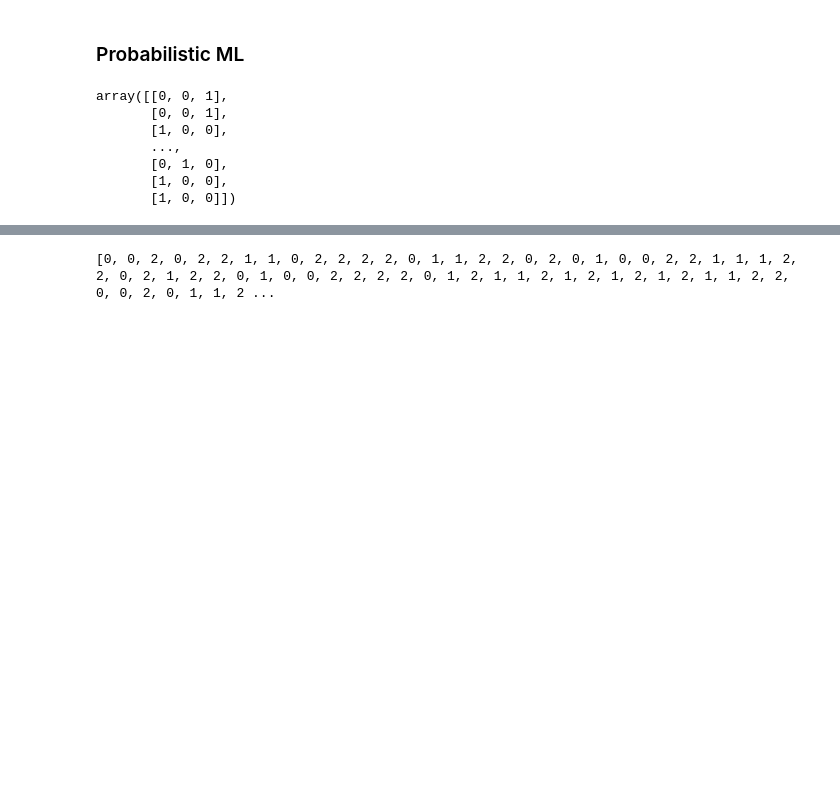
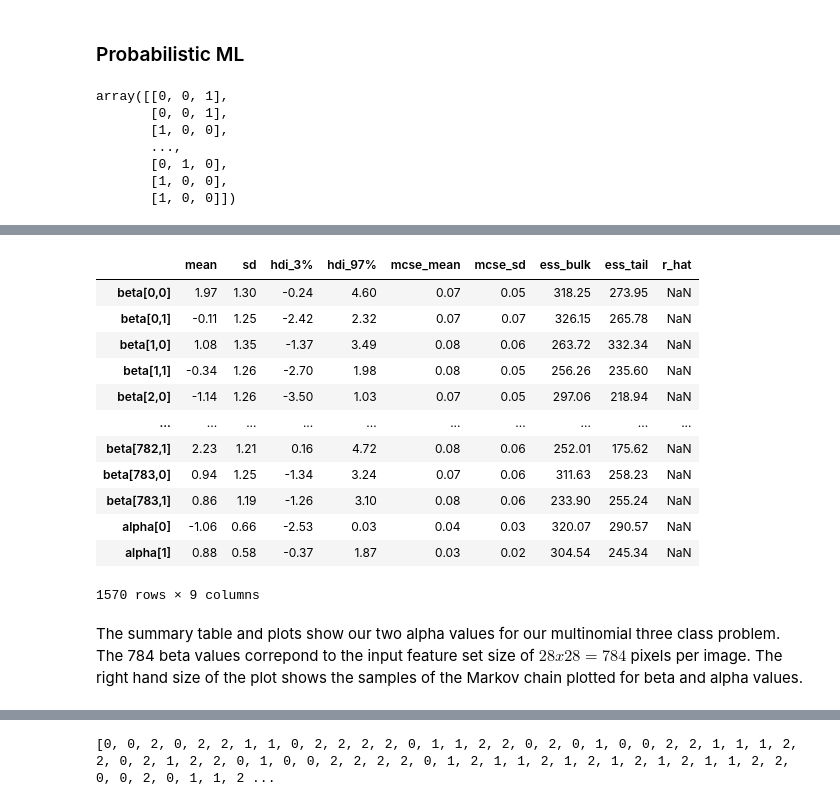
Before and after one commit to darrendefaoite/ET5003_SEM1_2021-2, a Jupyter notebook: Week-1/Etivity1.2.ipynb, the cells around one changed output, grey strips where cells are left out. Drawn from its saved outputs; the diff is of its cells as text; code cells hidden in the pictures; blank space fills up the shorter version.

```diff
--- a/Week-1/Etivity1.2.ipynb
+++ b/Week-1/Etivity1.2.ipynb
@@ -485,0 +505,5 @@ posterior = approx.sample(draws=dd)
+# %%
+# View summary table of the posterior
+with multi_logistic:
+    display(az.summary(posterior, round_to=2))
+# %% [output]
@@ -486,3 +511,18 @@ posterior = approx.sample(draws=dd)
+|  | mean | sd | hdi_3% | hdi_97% | mcse_mean | mcse_sd | ess_bulk | ess_tail | r_hat |
+| beta[0,0] | 1.97 | 1.30 | -0.24 | 4.60 | 0.07 | 0.05 | 318.25 | 273.95 | NaN |
+| beta[0,1] | -0.11 | 1.25 | -2.42 | 2.32 | 0.07 | 0.07 | 326.15 | 265.78 | NaN |
+| beta[1,0] | 1.08 | 1.35 | -1.37 | 3.49 | 0.08 | 0.06 | 263.72 | 332.34 | NaN |
+| beta[1,1] | -0.34 | 1.26 | -2.70 | 1.98 | 0.08 | 0.05 | 256.26 | 235.60 | NaN |
+| beta[2,0] | -1.14 | 1.26 | -3.50 | 1.03 | 0.07 | 0.05 | 297.06 | 218.94 | NaN |
+| ... | ... | ... | ... | ... | ... | ... | ... | ... | ... |
+| beta[782,1] | 2.23 | 1.21 | 0.16 | 4.72 | 0.08 | 0.06 | 252.01 | 175.62 | NaN |
+| beta[783,0] | 0.94 | 1.25 | -1.34 | 3.24 | 0.07 | 0.06 | 311.63 | 258.23 | NaN |
+| beta[783,1] | 0.86 | 1.19 | -1.26 | 3.10 | 0.08 | 0.06 | 233.90 | 255.24 | NaN |
+| alpha[0] | -1.06 | 0.66 | -2.53 | 0.03 | 0.04 | 0.03 | 320.07 | 290.57 | NaN |
+| alpha[1] | 0.88 | 0.58 | -0.37 | 1.87 | 0.03 | 0.02 | 304.54 | 245.34 | NaN |
+1570 rows × 9 columns
+# %% [markdown]
+The summary table and plots show our two alpha values for our multinomial three class problem. The 784 beta values correpond to the input feature set size of $28x28=784$ pixels per image. The right hand size of the plot shows the samples of the Markov chain plotted for beta and alpha values.
 # %%
 ## The softmax function transforms each element of a collection by computing the exponential
 #  of each element divided by the sum of the exponentials of all the elements.
```
Also changed, not shown: parts of 26 cells of this notebook.
